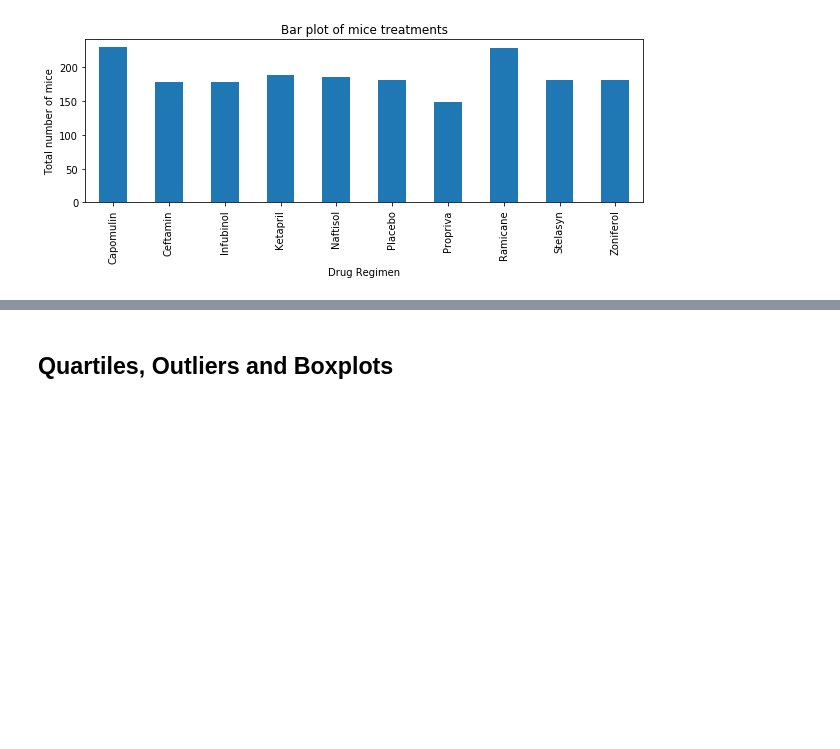
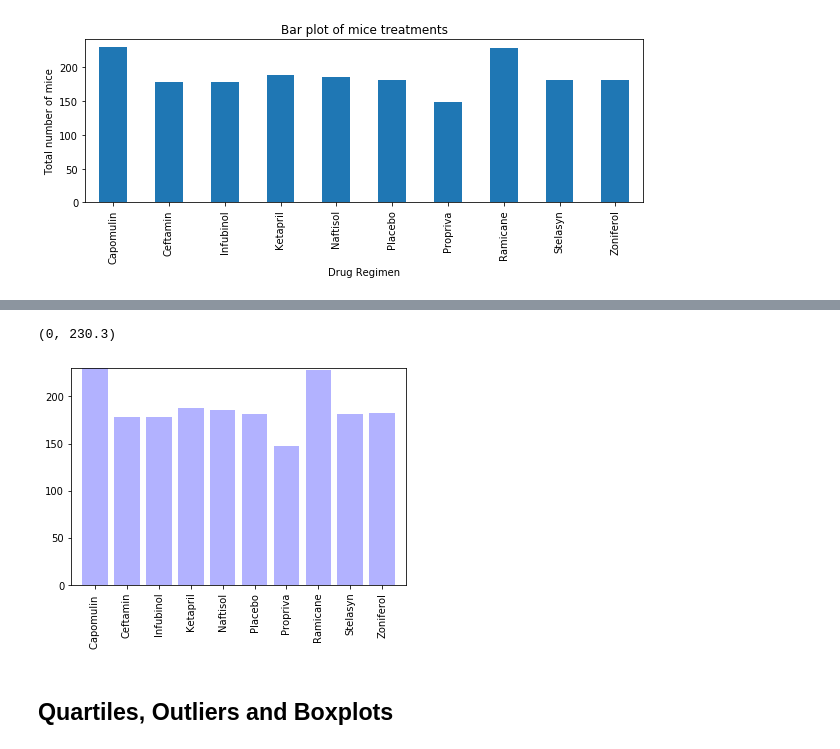
Before and after one commit to temidolan/Matplotlib_Challenge, a Jupyter notebook: Pymaceuticals/pymaceuticals_tumor_homework.ipynb, the cells around one changed output, grey strips where cells are left out. Saved outputs shown, nothing was run; the diff lists cells and outputs as text; code cells hidden in the pictures; blank space fills up the shorter version.

```diff
--- a/Pymaceuticals/pymaceuticals_tumor_homework.ipynb
+++ b/Pymaceuticals/pymaceuticals_tumor_homework.ipynb
@@ -158,3 +158,6 @@ plt.ylabel("Total number of mice")
 # %% [output]
 Text(0, 0.5, 'Total number of mice')
 [figure]
+# %%
+mice_treatment_bar=clean_data_df.groupby(["Drug Regimen"]).count()["Mouse ID"]
+mice_treatment_bar
@@ -161,9 +177,16 @@ Text(0, 0.5, 'Total number of mice')
 # %%
-# # Generate a bar plot showing the total number of mice for each treatment throughout the course of the study using pyplot.
-
-# graph_data=clean_data_df[["Capomulin","Ceftamin","Infubinol","Ketapril","Naftisol","Placebo","Propriva","Ramicane","Stelasyn","Zoniferol"]]
-# clean_data_df.plot(kind="bar", use_index=True, grid=True, yerr="graph_data",marker="d",linewidth=0.5)
-# clean_data_df.show()
+# Generate a bar plot showing the total number of mice for each treatment throughout the course of the study using pyplot.
+#generare array from mice_treatment_bar
+mice_treatment_array=[230,178,178,188,186,181,148,228,181,182]
+x_axis=np.arange(len(mice_treatment_bar))
+plt.bar(x_axis, mice_treatment_array, color= "b", align="center", alpha = 0.3)
+tick_locations= [x for x in x_axis]
+plt.xticks(tick_locations,["Capomulin ","Ceftamin","Infubinol","Ketapril","Naftisol","Placebo","Propriva","Ramicane","Stelasyn","Zoniferol"],rotation="vertical")
+plt.xlim(-0.75, len(x_axis)-0.25)
+plt.ylim(0, max(mice_treatment_bar)+ 0.3)
+# %% [output]
+(0, 230.3)
+[figure, added]
 # %%
 # Generate a pie plot showing the distribution of female versus male mice using pandas
 # %%
```
Also changed, not shown: parts of 2 cells of this notebook.
